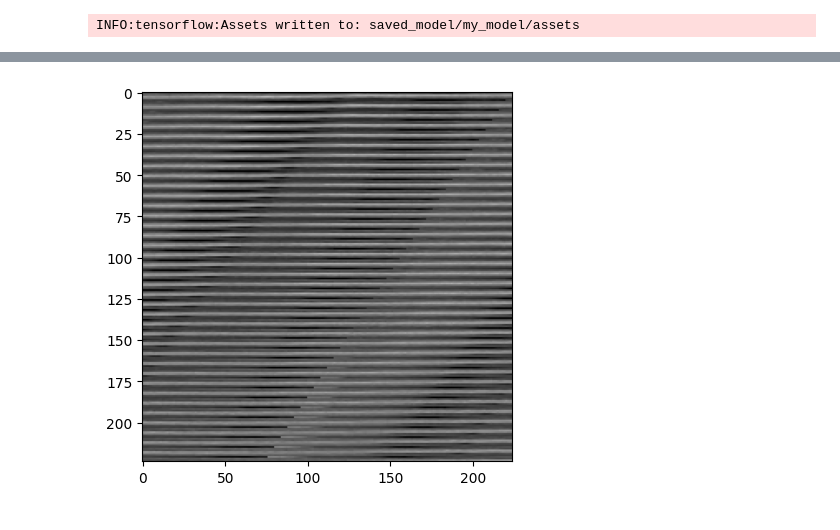
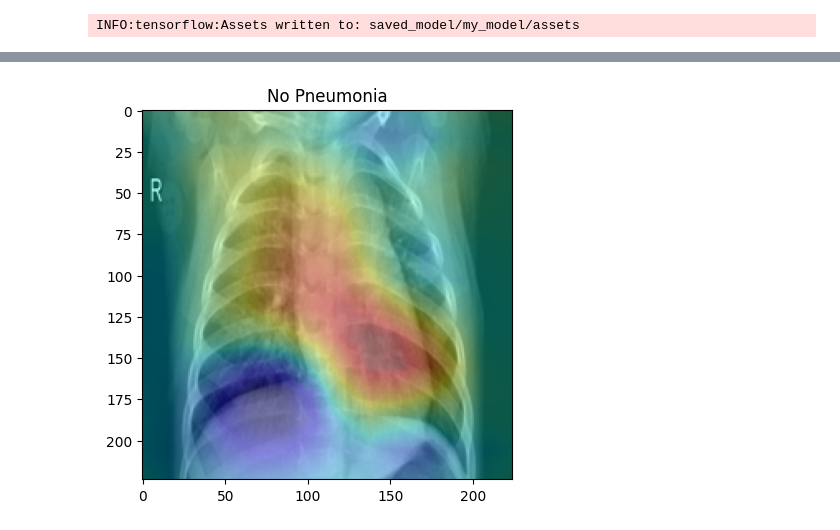
Before and after one commit to Bessouat40/python-ai-explainability, a Jupyter notebook: images.ipynb, the cells around one changed output, grey strips where cells are left out. Drawn from its saved outputs; the diff is of its cells as text; code cells hidden in the pictures.

Commit message:
first output

```diff
--- a/images.ipynb
+++ b/images.ipynb
@@ -51,10 +33,0 @@ path
-# %%
-img = Image.open(path).convert('RGB')
-img = img.resize((224,224))
-# img_resized = np.resize(np.asarray(img), (224,224))
-
-# Convert to three channels by stacking the grayscale image
-# img_stack = np.stack((img_resized,)*3, axis=-1) / 255.0
-np_image = np.array(img) / 255.0
-print(np_image.shape)
-plt.imshow(img)
@@ -314,12 +104,12 @@ import matplotlib.pyplot as plt
 import numpy as np
 
 def plot_activation(img):
-    pred = model.predict(img[np.newaxis,:,:,:])
+    pred = loaded_model2.predict(img[np.newaxis,:,:,:])
     pred_class = np.argmax(pred)
-    weights = model.layers[-1].get_weights()[0]
+    weights = loaded_model2.layers[-1].get_weights()[0]
     class_weights = weights[:, pred_class]
-    intermediate = Model(model.input,
-                         model.get_layer("block5_conv3").output)
+    intermediate = Model(loaded_model2.input,
+                         loaded_model2.get_layer("block5_conv3").output)
     conv_output = intermediate.predict(img[np.newaxis,:,:,:])
     conv_output = np.squeeze(conv_output)
     h = int(img.shape[0]/conv_output.shape[0])
@@ -330,4 +120,4 @@ def plot_activation(img):
     plt.imshow(img.astype('float32').reshape(img.shape[0],
                img.shape[1],3))
     plt.imshow(out, cmap='jet', alpha=0.35)
-    plt.title('Crack' if pred_class == 1 else 'No Crack')
+    plt.title('Pneumonia' if pred_class == 1 else 'No Pneumonia')
@@ -334,4 +137,4 @@ def plot_activation(img):
 # %%
-plt.imshow(dataset.test_images[2])
-print(dataset.test_labels[500])
+plot_activation(dataset.test_images[5])
+print(dataset.test_labels[5])
 # %% [output]
@@ -339 +144 @@ print(dataset.test_labels[500])
-[figure, old version]
+[figure, new version]
```
Also changed, not shown: parts of 23 cells of this notebook, 8 other files.
